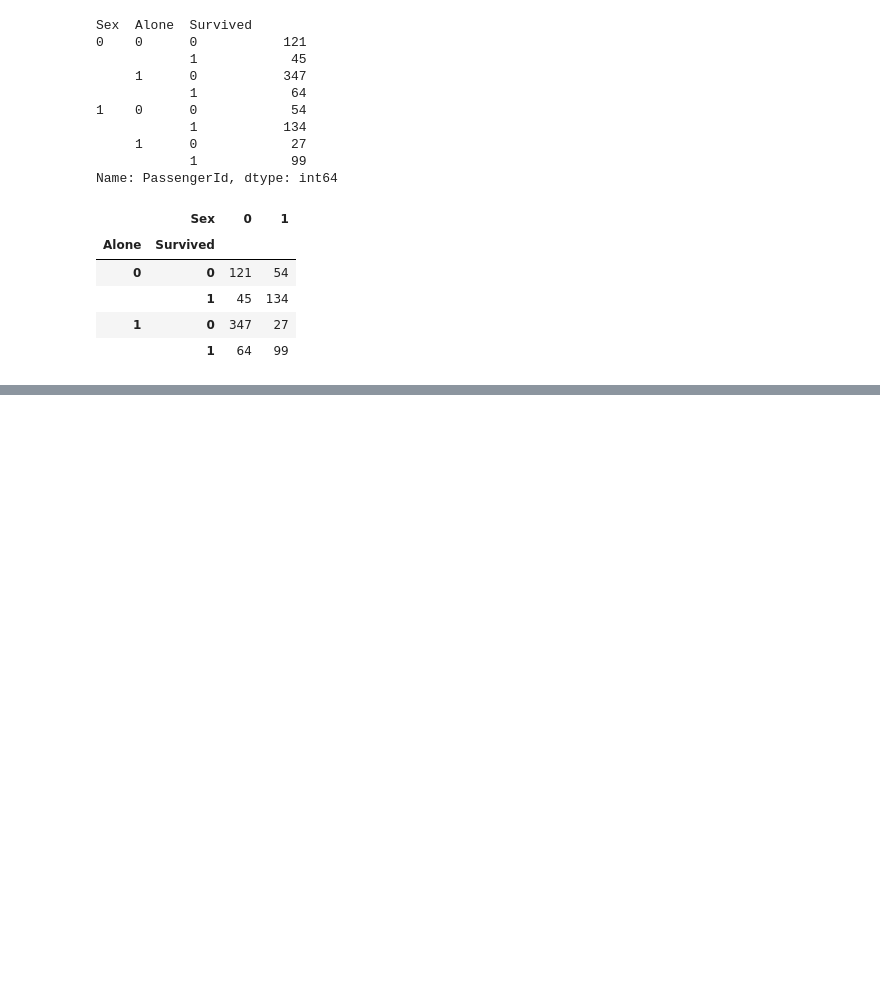
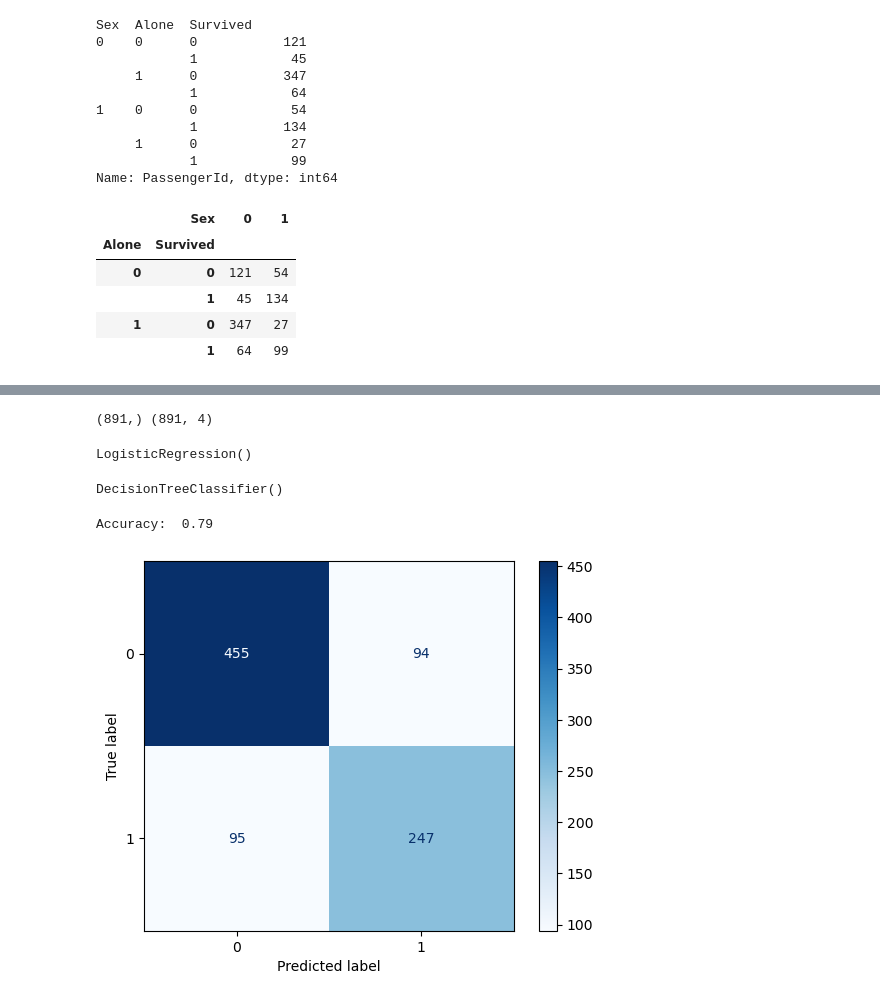
Before and after one commit to diego3008/titanic_survival, a Jupyter notebook: titanic.ipynb, the cells around one changed output, grey strips where cells are left out. Drawn from its saved outputs; the diff is of its cells as text; code cells hidden in the pictures; blank space fills up the shorter version.

Commit message:
models trained

```diff
--- a/titanic.ipynb
+++ b/titanic.ipynb
@@ -190,0 +191,36 @@ KeyError: ('Alone', 'Survived')
+# %%
+y_train = train_set['Survived']
+features = ["Sex", "Age", "Alone", "Pclass"]
+X_train = train_set[features]
+print(y_train.shape, X_train.shape)
+# %% [output]
+(891,) (891, 4)
+# %%
+from sklearn.linear_model import LogisticRegression
+
+log_reg = LogisticRegression()
+log_reg.fit(X_train, y_train)
+# %% [output]
+LogisticRegression()
+# %%
+from sklearn.tree import DecisionTreeClassifier
+
+decision_tree = DecisionTreeClassifier()
+decision_tree.fit(X_train, y_train)
+# %% [output]
+DecisionTreeClassifier()
+# %%
+from sklearn.metrics import ConfusionMatrixDisplay
+
+def conf_mat_acc(model):
+    disp = ConfusionMatrixDisplay.from_estimator(model, X_train, y_train, cmap="Blues")
+    true_pred = disp.confusion_matrix[0,0]+disp.confusion_matrix[1,1]
+    total_data = np.sum(disp.confusion_matrix)
+    accuracy = true_pred/total_data
+    print('Accuracy: ', np.round(accuracy, 2))
+    plt.show()
+# %%
+conf_mat_acc(log_reg)
+# %% [output]
+Accuracy:  0.79
+[figure, added]
```
Also changed, not shown: parts of 11 cells of this notebook.
